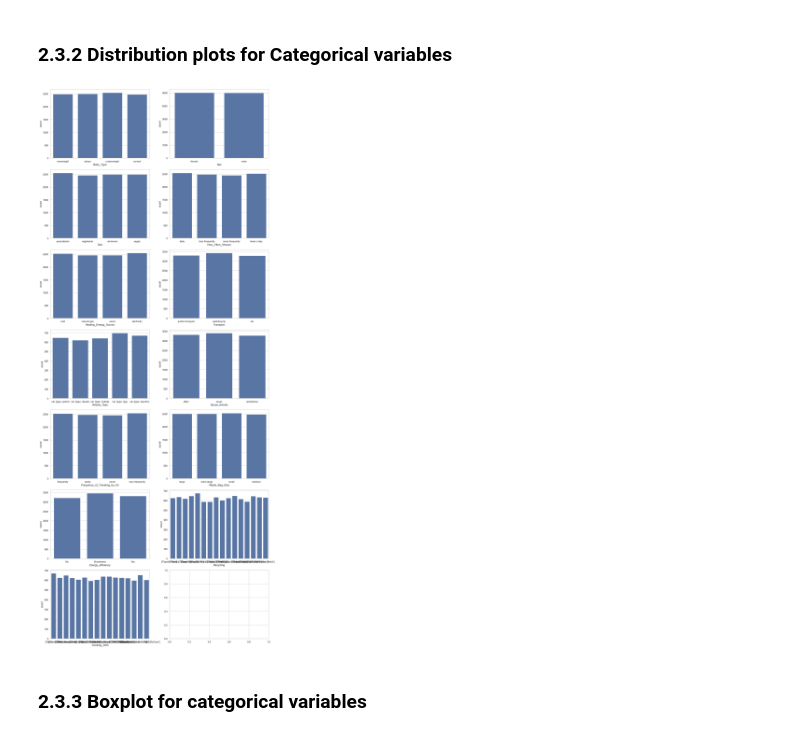
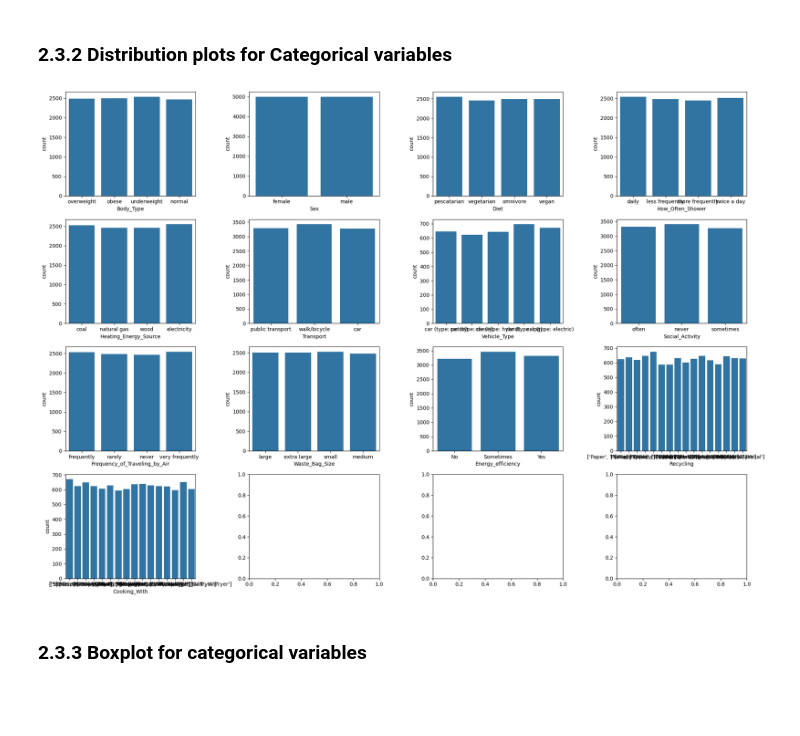
Before and after one commit to e-prossinger/CarbonFootprint_TechLab, a Jupyter notebook: shared_notebooks/model_linearRegression and EDA.ipynb, the cells around one changed output. Saved outputs shown, nothing was run; the diff lists cells and outputs as text; code cells hidden in the pictures; blank space fills up the shorter version.

```diff
--- a/shared_notebooks/model_linearRegression and EDA.ipynb
+++ b/shared_notebooks/model_linearRegression and EDA.ipynb
@@ -237,38 +247,38 @@ plt.show()
 ### 2.3.2 Distribution plots for Categorical variables
 # %%
 
-# Liste der kategorischen Spalten erstellen
-categorical_columns = df.select_dtypes(include=['object', 'category']).columns.tolist()
+# Liste der Variablen erstellen
+sample = df.select_dtypes(include=['object', 'category']).columns.tolist()
 
-# Anzahl der kategorischen Spalten
-num_columns = len(categorical_columns)
+# Anzahl der kategorischen Variablen
+num_var = len(sample)
+
+# Definiere die Anzahl der Spalten pro Zeile
+number_cols = 4  # Beispiel: 3 Spalten pro Zeile
 
 # Berechne die Anzahl der Zeilen, die für die Subplots benötigt werden, basierend auf 2 Spalten pro Zeile
-rows = math.ceil(num_columns / 2)
+rows = math.ceil(num_var / number_cols)
 
 # Größe der gesamten Grafik anpassen
-fig, axes = plt.subplots(nrows=rows, ncols=2, figsize=(15, rows * 5))
-
+fig, axes = plt.subplots(nrows=rows, ncols=number_cols, figsize=(number_cols*5, rows * 3.5))
 
 
 # Schleife zur Visualisierung der Spalten in Countplots
-for idx, col in enumerate(categorical_columns):
+for idx, col_name in enumerate(sample):
     # Bestimme die Position des Subplots auf der aktuellen Achse
-    ax = axes[idx // 2, idx % 2]
+    ax = axes[idx // number_cols][idx % number_cols]
 
     # Erstelle einen Countplot für die aktuelle Spalte auf der zugewiesenen Achse
-    sns.countplot(data=df, x=col, ax=ax)
+    sns.countplot(data=df, x=col_name, ax=ax)
 
-    # Füge einen Titel hinzu, der den Namen der Spalte enthält
-    #ax.set_title(f'Countplot of {col}')
 
 # Layout der Subplots so anpassen, dass es nicht zu Überlappungen kommt
 plt.tight_layout()
 
 # Zeige die gesamte Grafik an
 plt.show()
 # %% [output]
-[figure, old version]
+[figure, new version]
 # %% [markdown]
 ### 2.3.3 Boxplot for categorical variables
 # %%
```
Also changed, not shown: parts of 2 cells of this notebook.
